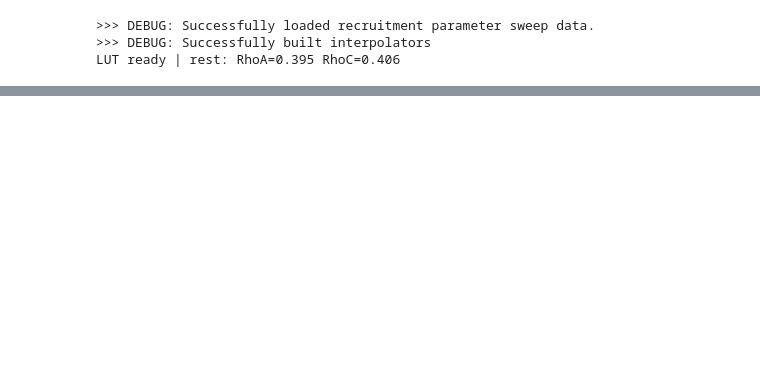
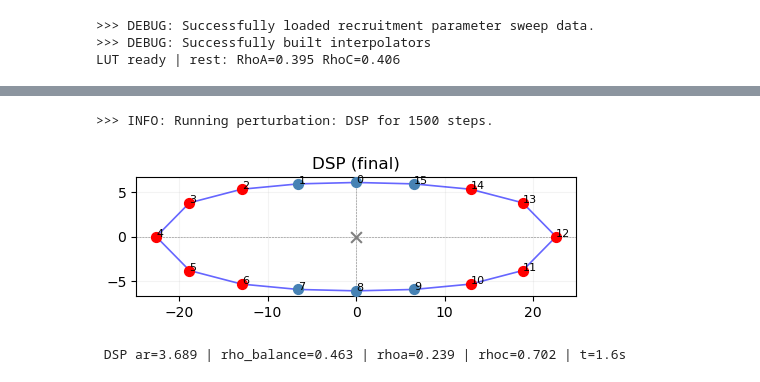
Before and after one commit to emilieyuu/endotehelial-masboss, a Jupyter notebook: notebooks/16_abm_runs.ipynb, the cells around one changed output, grey strips where cells are left out. Drawn from its saved outputs; the diff is of its cells as text; code cells hidden in the pictures; blank space fills up the shorter version.

```diff
--- a/notebooks/16_abm_runs.ipynb
+++ b/notebooks/16_abm_runs.ipynb
@@ -38,3 +66,7 @@ res_jcad['cell_final'], res_jcad['springs_final']
 # %%
-res_dsp = run_abm_sim_single(dsp_cfg, lut, 2000, 'DSP', True)
+res_dsp = run_abm_sim_single(dsp_cfg, lut, 'DSP', True)
+# %% [output]
+>>> INFO: Running perturbation: DSP for 1500 steps.
+[figure, added]
+ DSP ar=3.689 | rho_balance=0.463 | rhoa=0.239 | rhoc=0.702 | t=1.6s
 # %%
```
Also changed, not shown: parts of 13 cells of this notebook, 2 other files.
